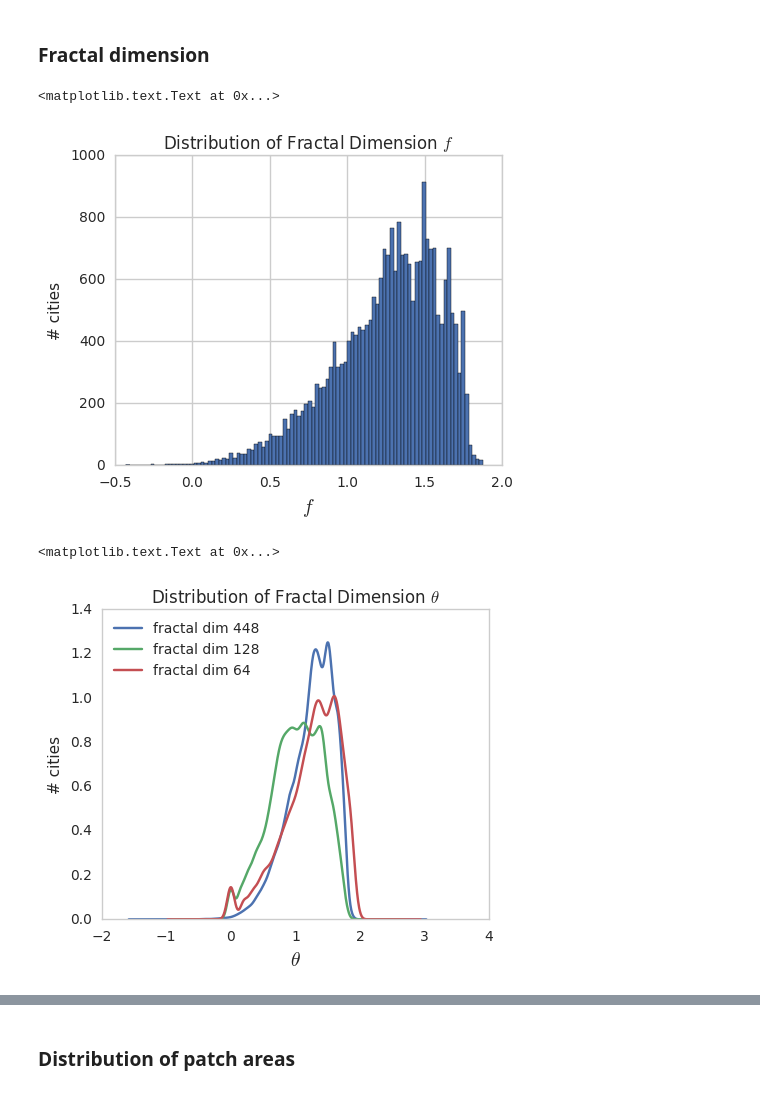
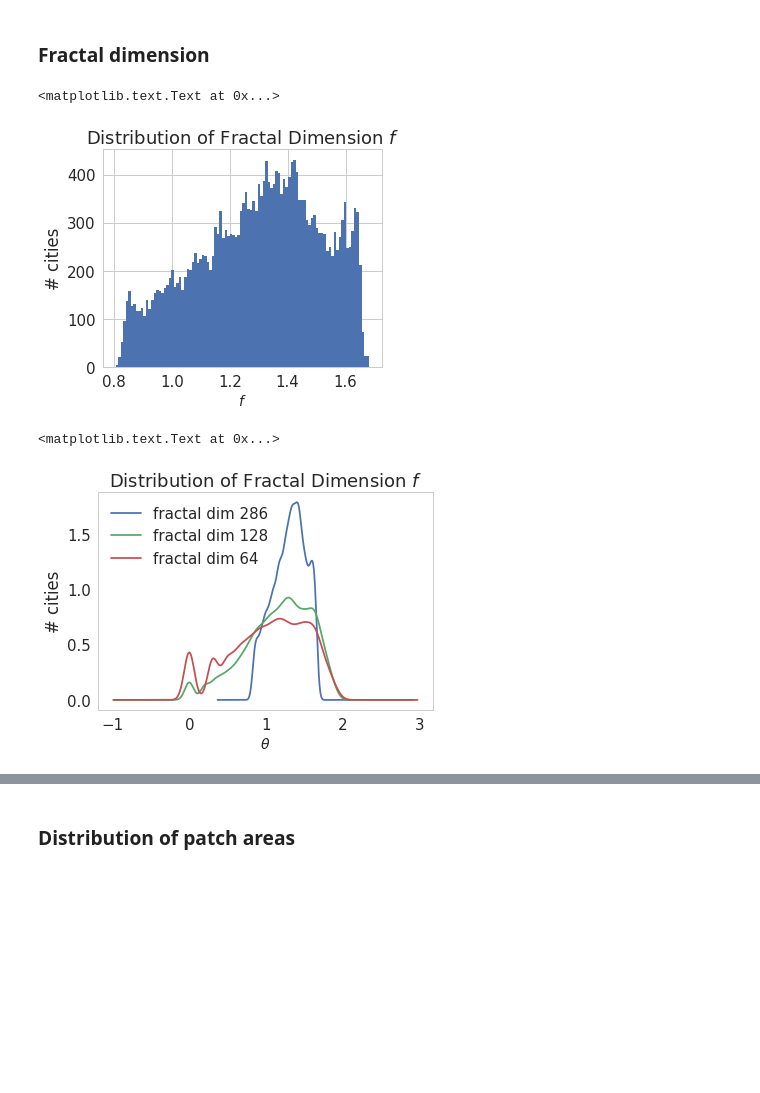
Before and after one commit to adrianalbert/urbanization-patterns, a Jupyter notebook: analysis/Analyze summary statistics.ipynb, the cells around one changed output, grey strips where cells are left out. Saved outputs shown, nothing was run; the diff lists cells and outputs as text; code cells hidden in the pictures; blank space fills up the shorter version.

```diff
--- a/analysis/Analyze summary statistics.ipynb
+++ b/analysis/Analyze summary statistics.ipynb
@@ -39,7 +39,7 @@ def parse_list(s):
 # Real cities
 # %%
 files_df = pd.read_csv("/home/data/world-cities/urban_areas_over_10kpop_stats.csv")
-cols_to_parse = ["patch distr", "top patch areas"]
+cols_to_parse = ["patch distr", "top patch areas", "box counts"]
 for c in files_df.columns:
     if len([x for x in cols_to_parse if x in c])>0:
         files_df[c] = files_df[c].apply(parse_list)
@@ -83,0 +85,4 @@ plt.ylabel("# cities")
+# %%
+sns.set_context("notebook", font_scale=1.5)
+g = sns.FacetGrid(files_df, col="class", margin_titles=True, sharey=False)
+g.map(sns.distplot, "build pct 286")
@@ -102,25 +104,25 @@ g.map(sns.distplot, "build pct 128")
 # %% [markdown]
 ### Fractal dimension
 # %%
-files_df['fractal dim 448'].hist(bins=100, figsize=(5,4))
+files_df['fractal dim 286'].hist(bins=100, figsize=(5,4))
 plt.title("Distribution of Fractal Dimension $f$")
 plt.xlabel("$f$", fontsize=14)
 plt.ylabel("# cities")
 # %% [output]
 <matplotlib.text.Text at 0x...>
-[figure, old version]
+[figure, new version]
 # %%
-files_df['fractal dim 448'].plot.kde(figsize=(5,4))
-files_df['fractal dim 128'].plot.kde(figsize=(5,4))
+files_df['fractal dim 286'].plot.kde(figsize=(6,4))
+files_df['fractal dim 128'].plot.kde(figsize=(6,4))
 files_df['fractal dim 64'].plot.kde()
 plt.legend(loc="best")
 
-plt.title("Distribution of Fractal Dimension $\\theta$")
+plt.title("Distribution of Fractal Dimension $f$")
 plt.xlabel("$\\theta$", fontsize=14)
 plt.ylabel("# cities")
 # %% [output]
 <matplotlib.text.Text at 0x...>
-[figure, old version]
+[figure, new version]
 # %%
 from scipy.stats import kendalltau
 sns.set(style="ticks")
```
Also changed, not shown: parts of 29 cells of this notebook, 3 other files.
